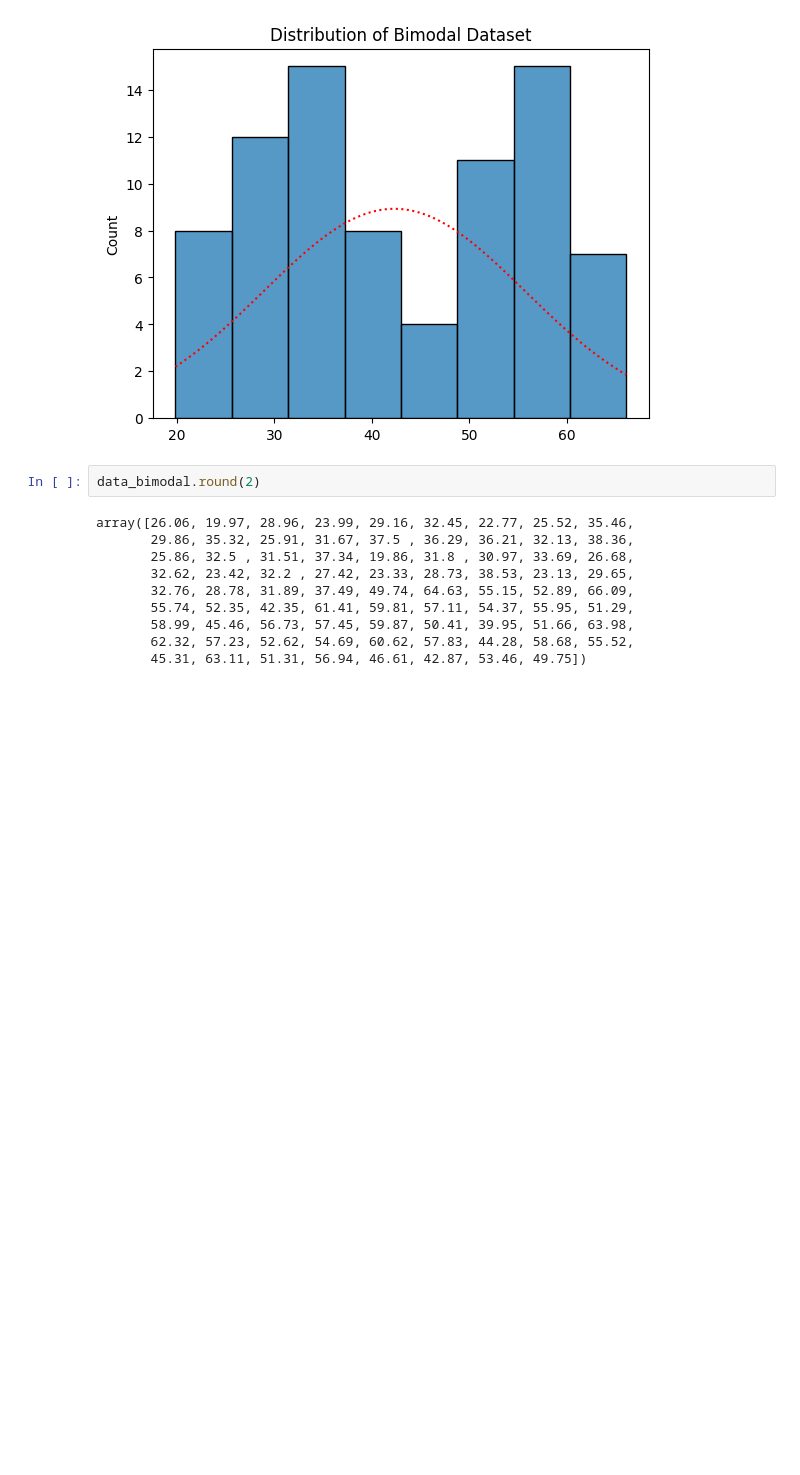
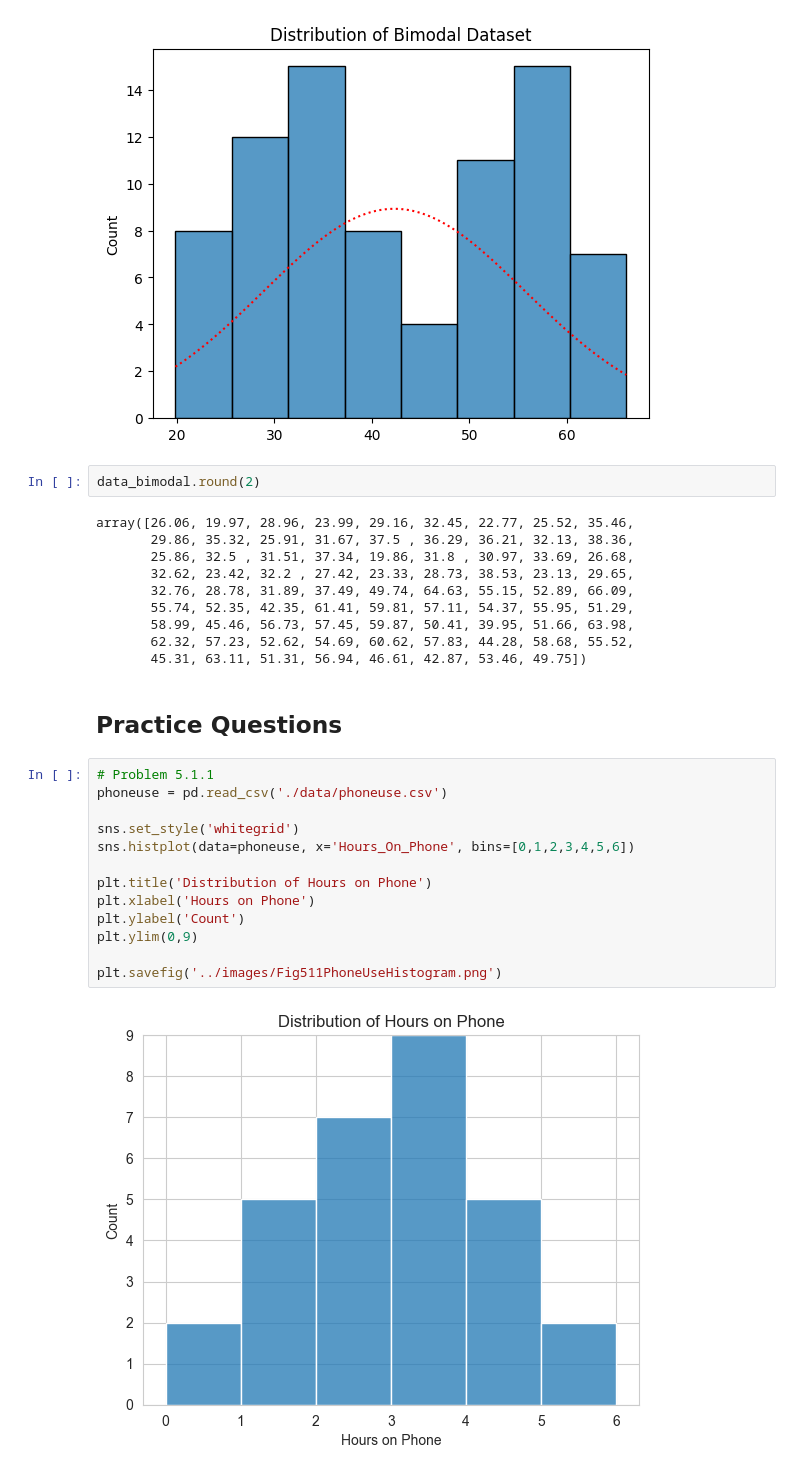
Before and after one commit to drolsonmi/math1040, a Jupyter notebook: Lesson05/code/L5-graphs.ipynb, the cells around one changed output. Drawn from its saved outputs; the diff is of its cells as text; blank space fills up the shorter version.

```diff
--- a/Lesson05/code/L5-graphs.ipynb
+++ b/Lesson05/code/L5-graphs.ipynb
@@ -286,3 +285,20 @@ array([26.06, 19.97, 28.96, 23.99, 29.16, 32.45, 22.77, 25.52, 35.46,
        58.99, 45.46, 56.73, 57.45, 59.87, 50.41, 39.95, 51.66, 63.98,
        62.32, 57.23, 52.62, 54.69, 60.62, 57.83, 44.28, 58.68, 55.52,
        45.31, 63.11, 51.31, 56.94, 46.61, 42.87, 53.46, 49.75])
+# %% [markdown]
+## Practice Questions
+# %%
+# Problem 5.1.1
+phoneuse = pd.read_csv('./data/phoneuse.csv')
+
+sns.set_style('whitegrid')
+sns.histplot(data=phoneuse, x='Hours_On_Phone', bins=[0,1,2,3,4,5,6])
+
+plt.title('Distribution of Hours on Phone')
+plt.xlabel('Hours on Phone')
+plt.ylabel('Count')
+plt.ylim(0,9)
+
+plt.savefig('../images/Fig511PhoneUseHistogram.png')
+# %% [output]
+[figure, added]
```
Also changed, not shown: parts of 1 cell of this notebook, 29 other files.
